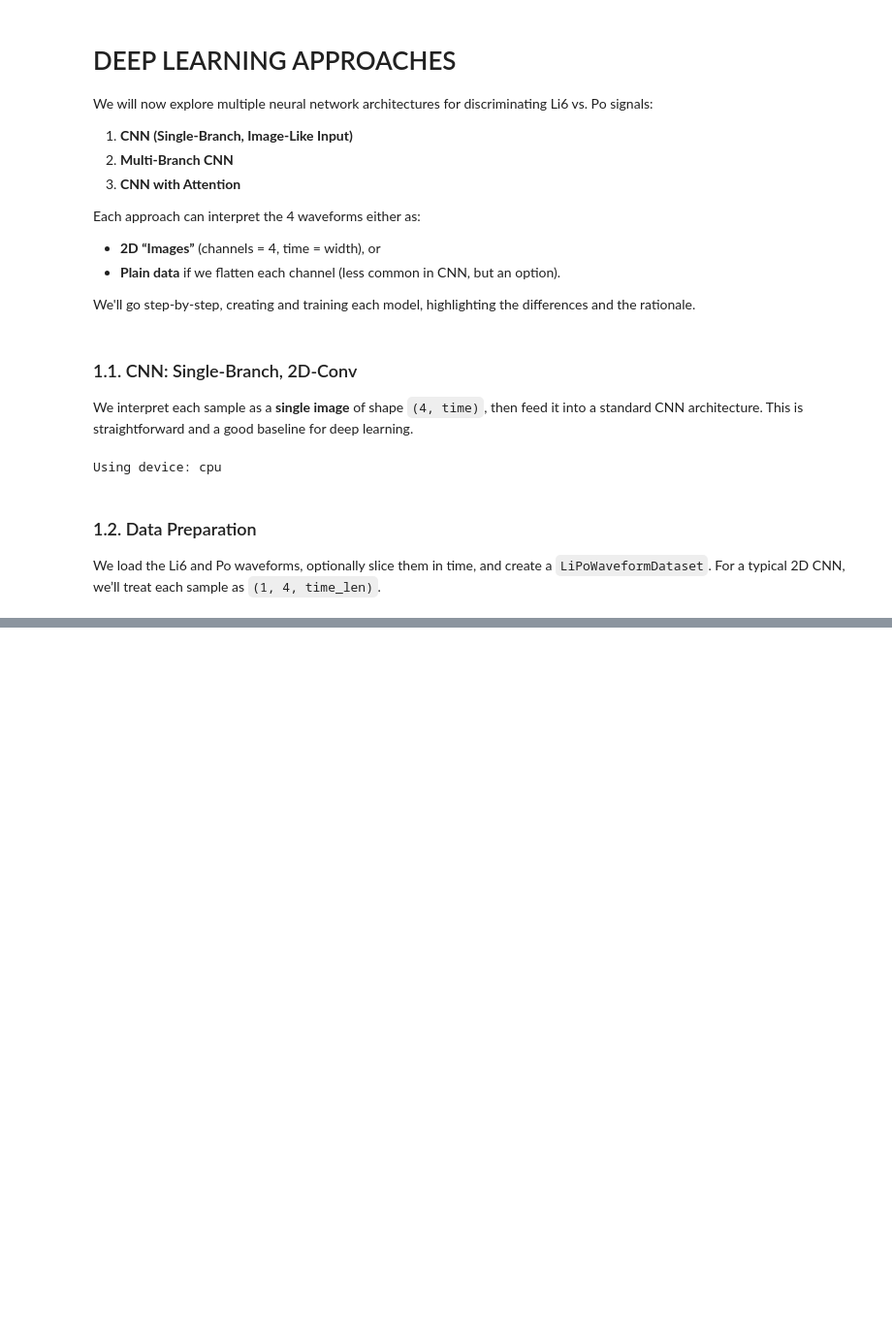
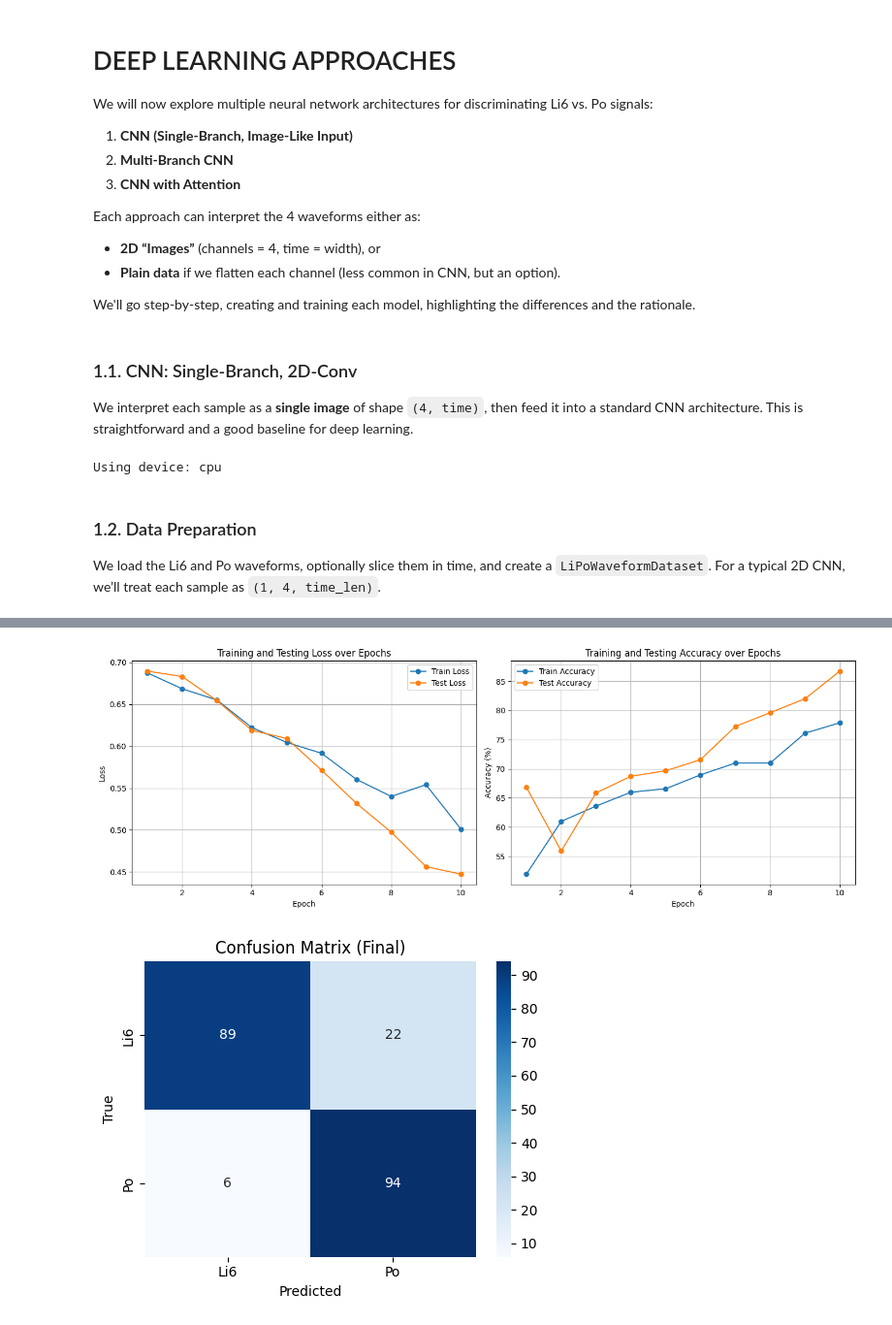
Before and after one commit to H4ppyS1syphus/Project_Master_NAC, a Jupyter notebook: ML_DEJEAN_FILLIE.ipynb, the cells around one changed output, grey strips where cells are left out. Shown at 97% size. Cells and saved outputs as stored; diff of their text form; code cells hidden in the pictures; blank space fills up the shorter version.

```diff
--- a/ML_DEJEAN_FILLIE.ipynb
+++ b/ML_DEJEAN_FILLIE.ipynb
@@ -667,0 +518,14 @@ Epoch 10/10 => Train Loss=0.5675, Acc=72.62%  |  Test Loss=0.6196, Acc=76.19%
+# %%
+from utils.deep_learning import TwoDConvNetWithFullAttention
+
+model_attn = TwoDConvNetWithFullAttention(num_classes=2, feature_size=64)
+
+trained_model_attn, metrics_attn = train_and_evaluate(
+    model=model_attn,
+    train_loader=train_loader,
+    test_loader=test_loader,
+    num_epochs=10,
+    learning_rate=1e-3,
+    device=device
+)
+# %% [output]
@@ -667,0 +542,2 @@ Epoch 10/10 => Train Loss=0.5675, Acc=72.62%  |  Test Loss=0.6196, Acc=76.19%
+[figure, added]
+[figure, added]
```
Also changed, not shown: parts of 13 cells of this notebook, 1 other file.
